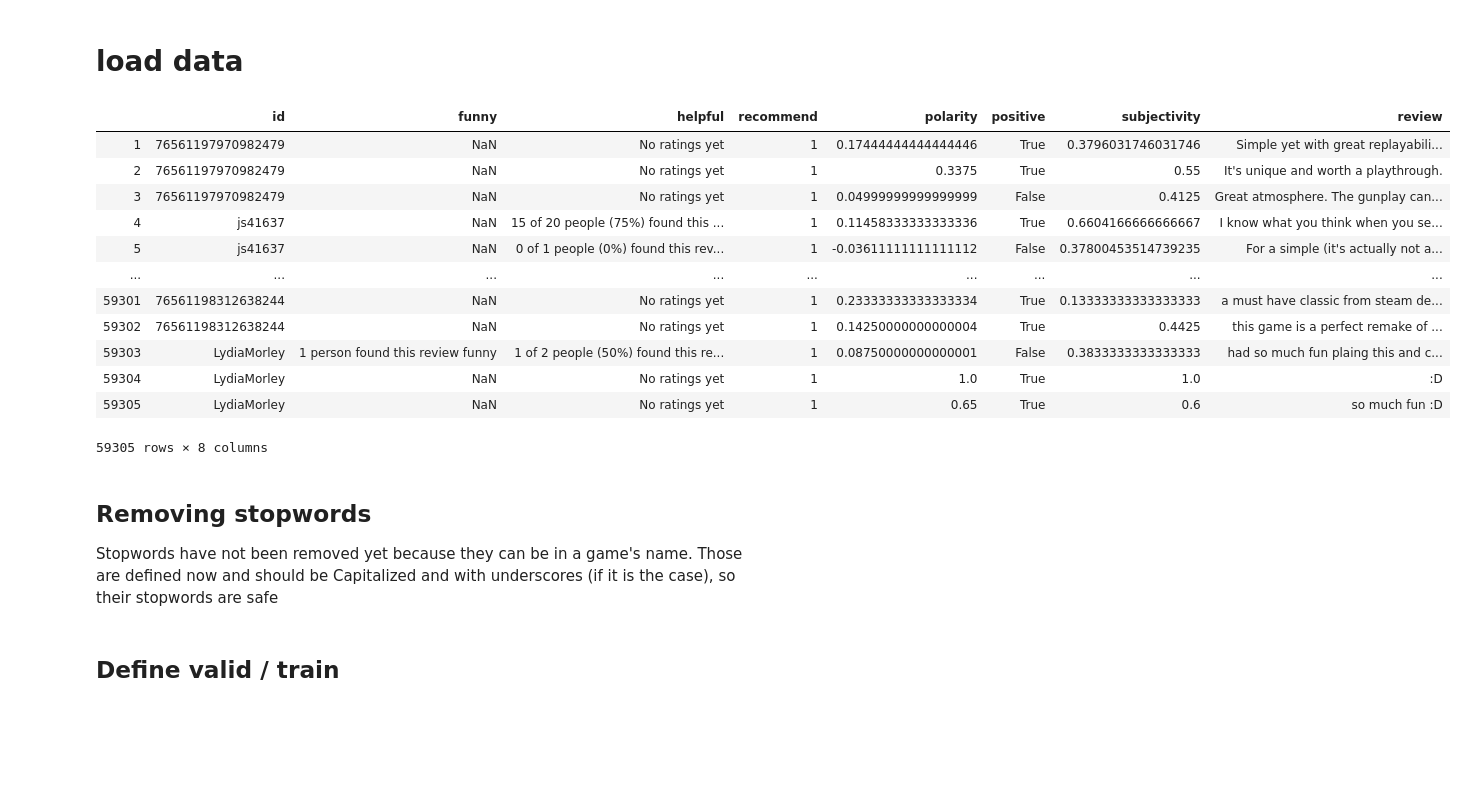
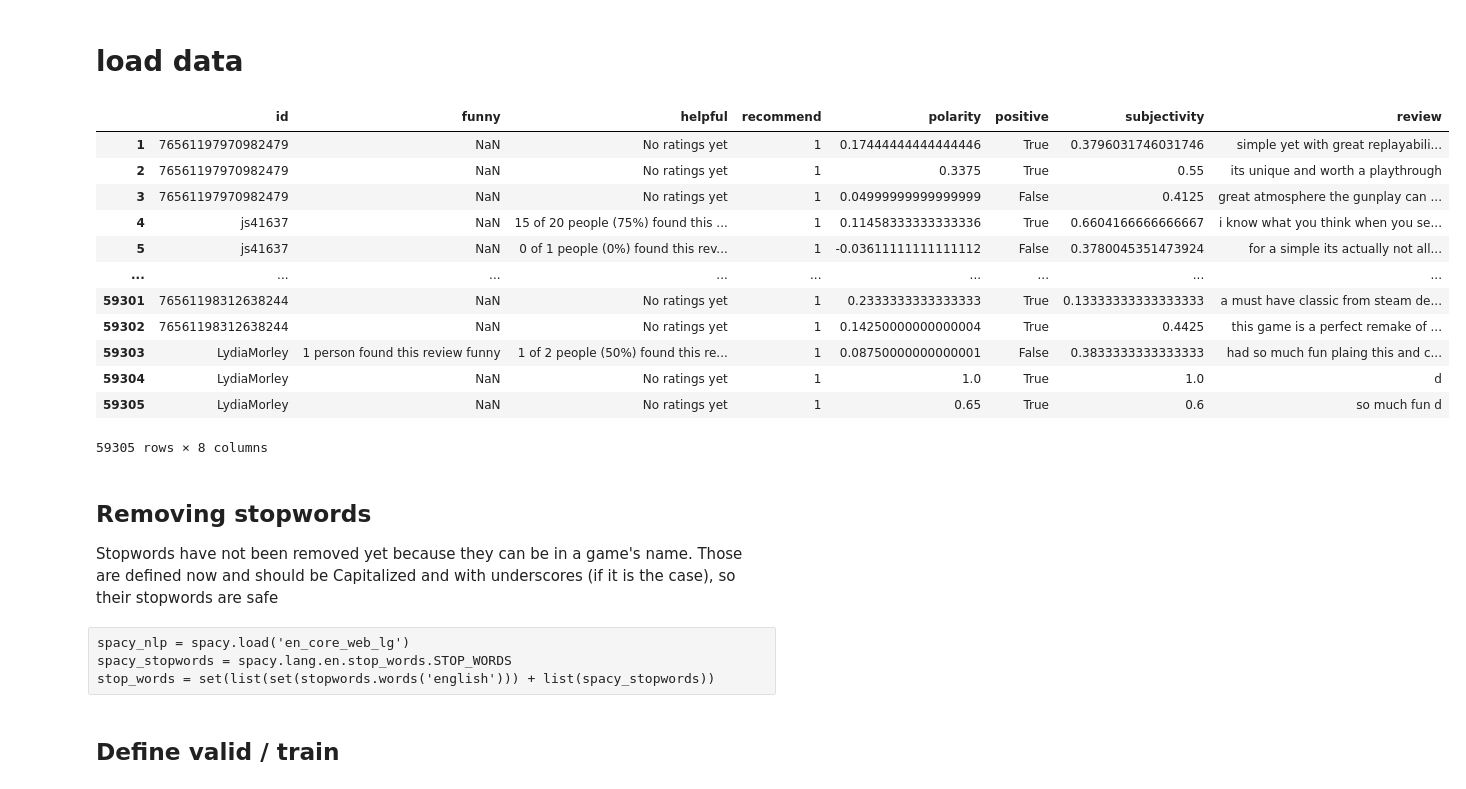
Before and after one commit to spell00/game_reviews_scraping, a Jupyter notebook: notebooks/Linear_Discriminant_Analysis_Steam.ipynb, the cells around one changed output. Saved outputs shown, nothing was run; the diff lists cells and outputs as text; code cells hidden in the pictures; blank space fills up the shorter version.

Commit message:
correct norm

```diff
--- a/notebooks/Linear_Discriminant_Analysis_Steam.ipynb
+++ b/notebooks/Linear_Discriminant_Analysis_Steam.ipynb
@@ -64,25 +63,25 @@ n_top_words = 20
 # %% [markdown]
 # load data
 # %%
-train_docs = pd.read_csv('extracted/dataframes/steam_australia.csv',
+train_docs = pd.read_csv('extracted/dataframes/steam_australia_norm.csv',
                          names=["id", "funny", "helpful", "recommend",
                                "polarity", "positive", "subjectivity", "review"],
                         header=None).reset_index(drop=True)[1:]
 recommend_indices = [i for i, x in enumerate(np.array(train_docs["recommend"])) if type(x) == str]
 train_docs
 # %% [output]
 |  | id | funny | helpful | recommend | polarity | positive | subjectivity | review |
-| 1 | 76561197970982479 | NaN | No ratings yet | 1 | 0.17444444444444446 | True | 0.3796031746031746 | Simple yet with great replayabili... |
-| 2 | 76561197970982479 | NaN | No ratings yet | 1 | 0.3375 | True | 0.55 | It's unique and worth a playthrough. |
-| 3 | 76561197970982479 | NaN | No ratings yet | 1 | 0.04999999999999999 | False | 0.4125 | Great atmosphere. The gunplay can... |
-| 4 | js41637 | NaN | 15 of 20 people (75%) found this ... | 1 | 0.11458333333333336 | True | 0.6604166666666667 | I know what you think when you se... |
-| 5 | js41637 | NaN | 0 of 1 people (0%) found this rev... | 1 | -0.03611111111111112 | False | 0.37800453514739235 | For a simple (it's actually not a... |
+| 1 | 76561197970982479 | NaN | No ratings yet | 1 | 0.17444444444444446 | True | 0.3796031746031746 | simple yet with great replayabili... |
+| 2 | 76561197970982479 | NaN | No ratings yet | 1 | 0.3375 | True | 0.55 | its unique and worth a playthrough |
+| 3 | 76561197970982479 | NaN | No ratings yet | 1 | 0.04999999999999999 | False | 0.4125 | great atmosphere the gunplay can ... |
+| 4 | js41637 | NaN | 15 of 20 people (75%) found this ... | 1 | 0.11458333333333336 | True | 0.6604166666666667 | i know what you think when you se... |
+| 5 | js41637 | NaN | 0 of 1 people (0%) found this rev... | 1 | -0.03611111111111112 | False | 0.3780045351473924 | for a simple its actually not all... |
 | ... | ... | ... | ... | ... | ... | ... | ... | ... |
-| 59301 | 76561198312638244 | NaN | No ratings yet | 1 | 0.23333333333333334 | True | 0.13333333333333333 | a must have classic from steam de... |
+| 59301 | 76561198312638244 | NaN | No ratings yet | 1 | 0.2333333333333333 | True | 0.13333333333333333 | a must have classic from steam de... |
 | 59302 | 76561198312638244 | NaN | No ratings yet | 1 | 0.14250000000000004 | True | 0.4425 | this game is a perfect remake of ... |
 | 59303 | LydiaMorley | 1 person found this review funny | 1 of 2 people (50%) found this re... | 1 | 0.08750000000000001 | False | 0.3833333333333333 | had so much fun plaing this and c... |
-| 59304 | LydiaMorley | NaN | No ratings yet | 1 | 1.0 | True | 1.0 | :D |
-| 59305 | LydiaMorley | NaN | No ratings yet | 1 | 0.65 | True | 0.6 | so much fun :D |
+| 59304 | LydiaMorley | NaN | No ratings yet | 1 | 1.0 | True | 1.0 | d |
+| 59305 | LydiaMorley | NaN | No ratings yet | 1 | 0.65 | True | 0.6 | so much fun d |
 59305 rows × 8 columns
 # %% [markdown]
 ## Removing stopwords
@@ -97,3 +90,7 @@ train_docs["review"] = np.array([" ".join(replace_stopwords(str(w), stop_words))
+# %% [raw]
+spacy_nlp = spacy.load('en_core_web_lg')
+spacy_stopwords = spacy.lang.en.stop_words.STOP_WORDS
+stop_words = set(list(set(stopwords.words('english'))) + list(spacy_stopwords))
 # %% [markdown]
 ## Define valid / train
 # %%
```
Also changed, not shown: parts of 4 cells of this notebook, 13 other files.
